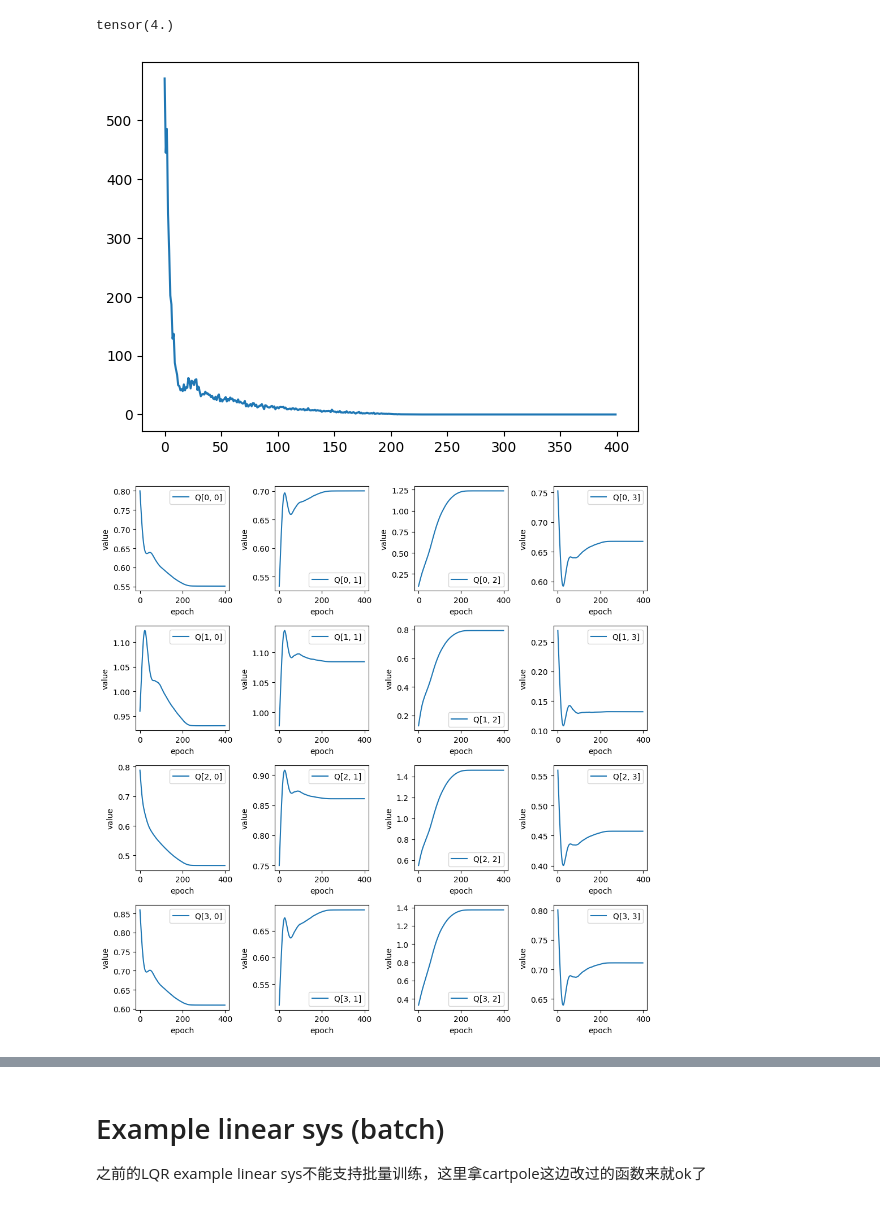
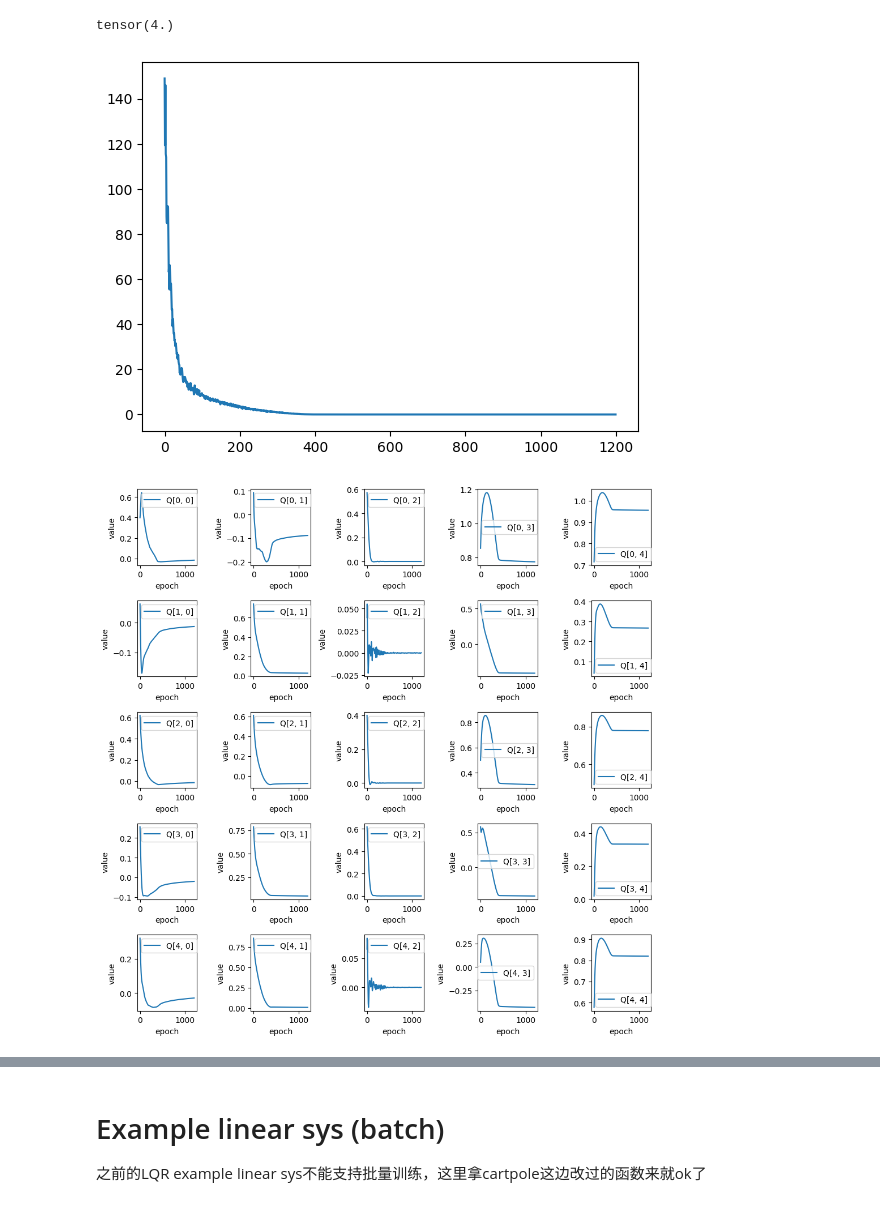
Before and after one commit to anby-dmr/RDP_asym_stability, a Jupyter notebook: direct_LQR_test.ipynb, the cells around one changed output, grey strips where cells are left out. Saved outputs shown, nothing was run; the diff lists cells and outputs as text; code cells hidden in the pictures.

```diff
--- a/direct_LQR_test.ipynb
+++ b/direct_LQR_test.ipynb
@@ -318,7 +329,8 @@ def LQR_cartpole(A, B, N, Q, R, Qf, T, x0):
         else:
             u = torch.matmul(F[t], x)
             J = J + torch.matmul(torch.matmul(x.transpose(1, 2), Q), x) + torch.matmul(torch.matmul(u.transpose(1, 2), R), u) #+ torch.matmul(torch.matmul(x.transpose(1, 2), N), u)
-            x = torch.matmul(A, x) + torch.matmul(B, u)
+            # x = torch.matmul(A, x) + torch.matmul(B, u)
+            x = trans_dyna(A, B, x, u)
 
     return P, F, J
 
@@ -332,8 +344,9 @@ def cartpole_initx(n_batch):
     thdot = uniform(n_batch, -.5, .5)
     x = uniform(n_batch, -0.5, 0.5)
     xdot = uniform(n_batch, -0.5, 0.5)
-    xinit = torch.stack((x, xdot, th, thdot), dim=1)
-    return xinit
+    xinit = torch.stack((x, xdot, np.cos(th), np.sin(th), thdot), dim=1)
+    x_ref = torch.tensor([0., 0., 1., 0., 0.])
+    return xinit - x_ref
 
 def mpc_cartpole(A, B, N, Q, R, Qf, MPC_T, T, x_init):
     x = x_init.unsqueeze(2) # (n_batch, n_state, 1)
@@ -345,7 +358,8 @@ def mpc_cartpole(A, B, N, Q, R, Qf, MPC_T, T, x_init):
         u = torch.matmul(F[0], x)
         x_list.append(x)
         u_list.append(u)
-        x = torch.matmul(A, x) + torch.matmul(B, u)
+        # x = torch.matmul(A, x) + torch.matmul(B, u)
+        x = trans_dyna(A, B, x, u)
         VN_list.append(J)
     return x_list, u_list, VN_list
 # %% [markdown]
@@ -418,13 +433,13 @@ print(torch.max(test_tensor.data))
 # %% [output]
 tensor(4.)
 # %%
-def cost_cartpole(x, u, is_terminal):
+def cost_cartpole(x, u, Q, Qf, is_terminal):
     if is_terminal:
         return torch.matmul(torch.matmul(x.transpose(1, 2), Qf), x)
     else:
         return torch.matmul(torch.matmul(x.transpose(1, 2), Q), x) + torch.matmul(torch.matmul(u.transpose(1, 2), R), u)
 
-def RDP_criteria_cartpole(VN_list, x_list, u_list, alpha, MPC_T, func, test=False, log_path=None):
+def RDP_criteria_cartpole(VN_list, x_list, u_list, Q, Qf, alpha, MPC_T, func, test=False, log_path=None):
     """
     Input:
         VN_list: list of the cost function value
@@ -439,7 +454,7 @@ def RDP_criteria_cartpole(VN_list, x_list, u_list, alpha, MPC_T, func, test=Fals
     """
     loss = 0
     for i in range(MPC_T - 1):
-        RDP = (VN_list[i+1] + alpha * cost_cartpole(x_list[i], u_list[i], False)) - VN_list[i] # Wish RDP <= 0
+        RDP = (VN_list[i+1] + alpha * cost_cartpole(x_list[i], u_list[i], Q, Qf, False)) - VN_list[i] # Wish RDP <= 0
         # x_list[i] shape: (n_batch, n_state, 1)
 
         if test:
@@ -555,21 +579,21 @@ torch.save(optimizer.state_dict(), f"optimizer_{tail_str}.pth")
 # %%
 # plot loss
 plt.plot(loss_list)
 
-def plot_Q_list(Q_list, label):
+def plot_Q_list(Q_list, size, label):
     Q_list = np.array(Q_list)
-    fig, ax = plt.subplots(4, 4, figsize=(10, 10))
-    for i in range(4):
-        for j in range(4):
+    fig, ax = plt.subplots(size, size, figsize=(10, 10))
+    for i in range(size):
+        for j in range(size):
             time_series = Q_list[:, i, j]
             ax[i, j].plot(time_series, label=f'{label}[{i}, {j}]')
             ax[i, j].legend()
             ax[i, j].set_xlabel('epoch')
             ax[i, j].set_ylabel('value')
     plt.tight_layout()
 
-plot_Q_list(Q_list, 'Q')
-plot_Q_list(Qf_list, 'Qf')
+plot_Q_list(Q_list, 5, 'Q')
+plot_Q_list(Qf_list, 5, 'Qf')
 # %% [output]
-[figure, old version]
+[figure, new version]
-[figure, old version]
+[figure, new version]
```
Also changed, not shown: parts of 7 cells of this notebook, 2 other files.
